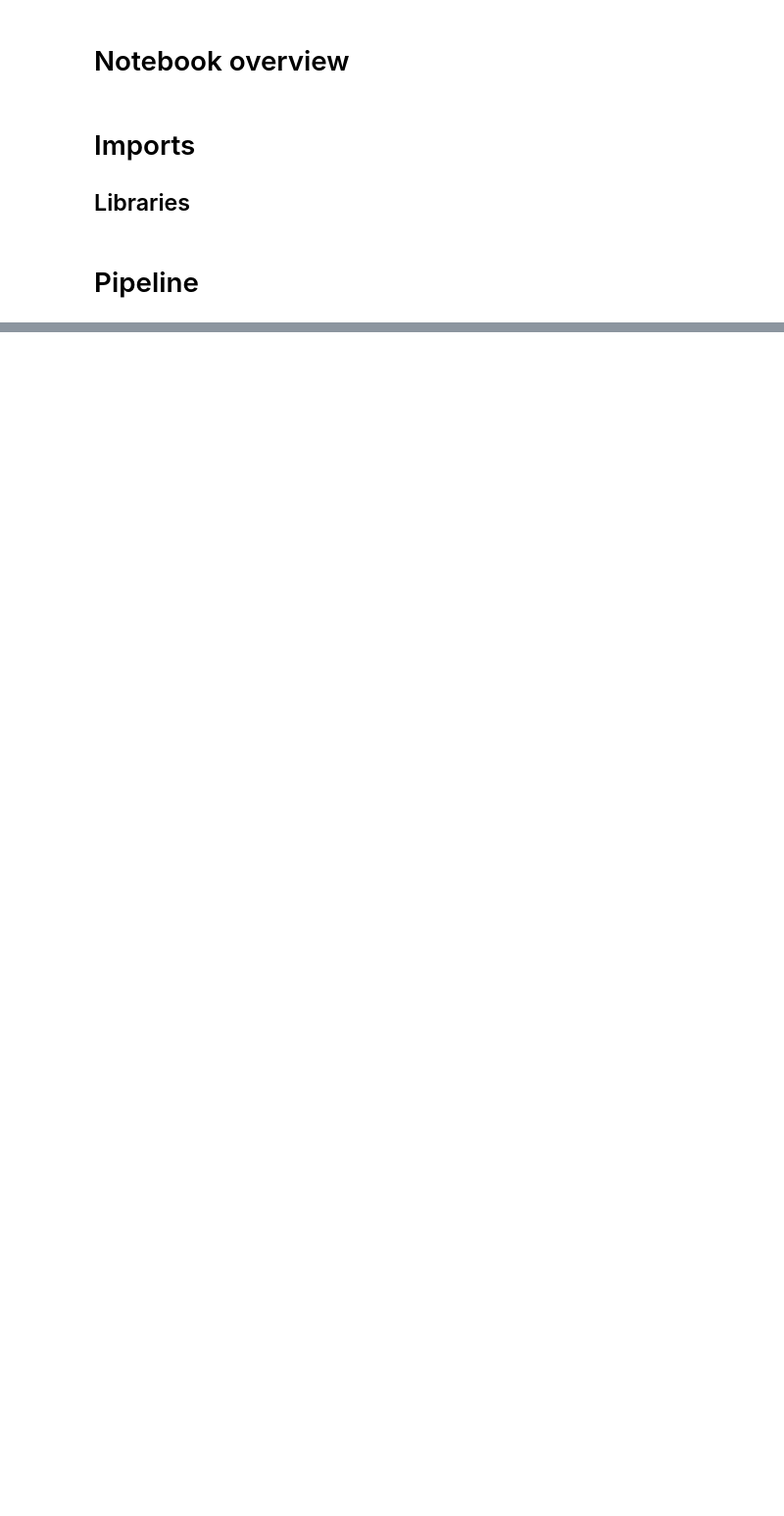
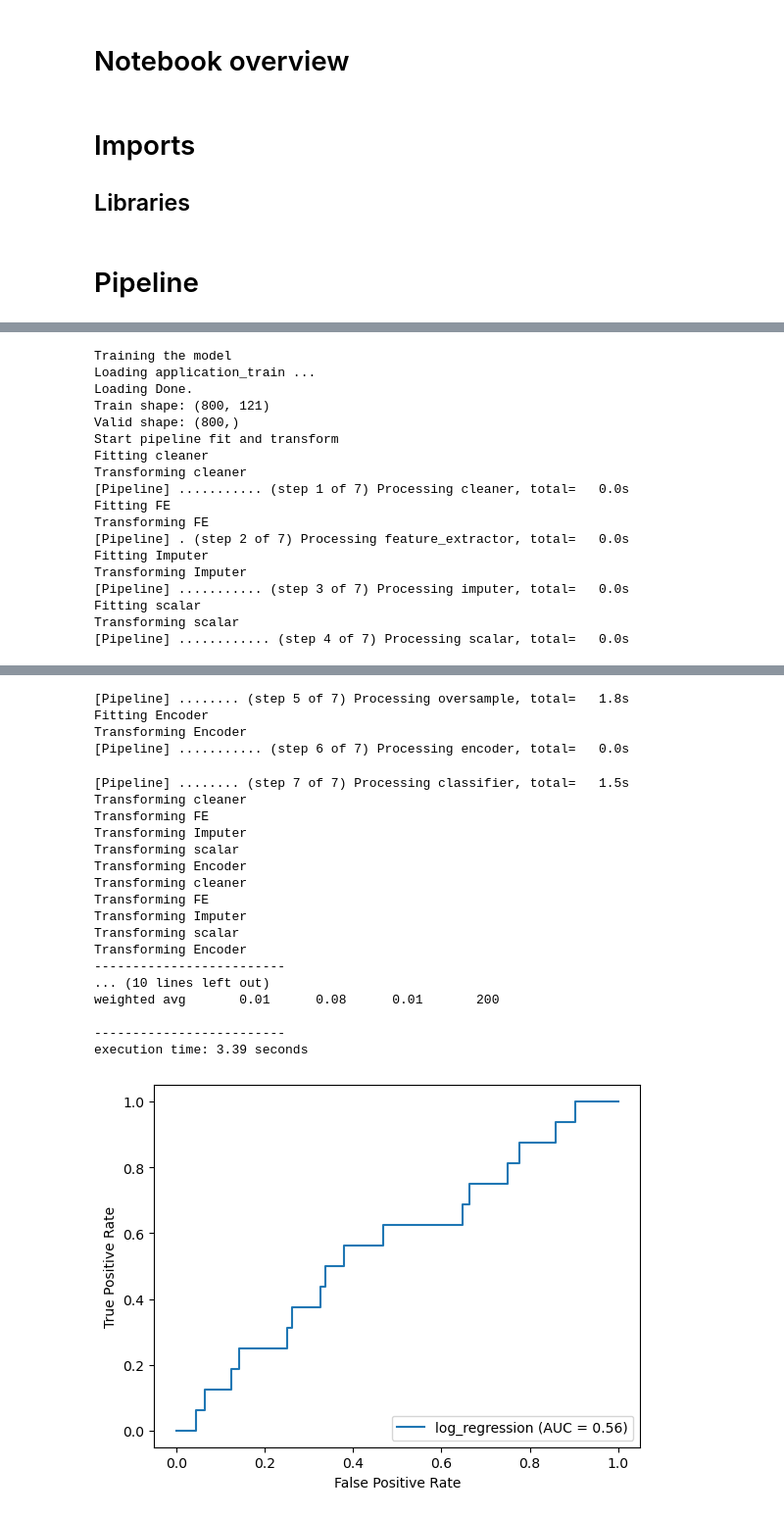
Before and after one commit to NatChe/credit-scoring-dashboard, a Jupyter notebook: 01_Training.ipynb, the cells around one changed output, grey strips where cells are left out. Shown: that part at 98% size. Saved outputs shown, nothing was run; the diff lists cells and outputs as text; code cells hidden in the pictures; blank space fills up the shorter version.

```diff
--- a/01_Training.ipynb
+++ b/01_Training.ipynb
@@ -64,0 +135,20 @@ def train(pipeline_name, config, dev_mode=True):
+# %%
+config = {
+    'preprocessing': {
+        'should_fill_na': True,
+        'num_imputer': SimpleImputer(strategy='median'),
+        'cat_imputer': SimpleImputer(strategy='most_frequent'),
+        'should_scale': True,
+        'scaler': StandardScaler(),
+        'should_oversample': False,
+    },
+    'model_params': {
+        'random_state': 42
+    }
+}
+# %%
+# test on sample
+config['preprocessing']['should_oversample'] = True
+
+train('log_regression', config, dev_mode=True)
+# %% [output]
@@ -64,0 +159,18 @@ def train(pipeline_name, config, dev_mode=True):
+Training the model
+Loading application_train ...
+Loading Done.
+Train shape: (800, 121)
+Valid shape: (800,)
+Start pipeline fit and transform
+Fitting cleaner
+Transforming cleaner
+[Pipeline] ........... (step 1 of 7) Processing cleaner, total=   0.0s
+Fitting FE
+Transforming FE
+[Pipeline] . (step 2 of 7) Processing feature_extractor, total=   0.0s
+Fitting Imputer
+Transforming Imputer
+[Pipeline] ........... (step 3 of 7) Processing imputer, total=   0.0s
+Fitting scalar
+Transforming scalar
+[Pipeline] ............ (step 4 of 7) Processing scalar, total=   0.0s
@@ -64,0 +178,22 @@ def train(pipeline_name, config, dev_mode=True):
+[Pipeline] ........ (step 5 of 7) Processing oversample, total=   1.8s
+Fitting Encoder
+Transforming Encoder
+[Pipeline] ........... (step 6 of 7) Processing encoder, total=   0.0s
+[Pipeline] ........ (step 7 of 7) Processing classifier, total=   1.5s
+Transforming cleaner
+Transforming FE
+Transforming Imputer
+Transforming scalar
+Transforming Encoder
+Transforming cleaner
+Transforming FE
+Transforming Imputer
+Transforming scalar
+Transforming Encoder
+-------------------------
+... (10 lines left out)
+weighted avg       0.01      0.08      0.01       200
+
+-------------------------
+execution time: 3.39 seconds
+[figure, added]
```
Also changed, not shown: parts of 17 cells of this notebook, 4 other files.
